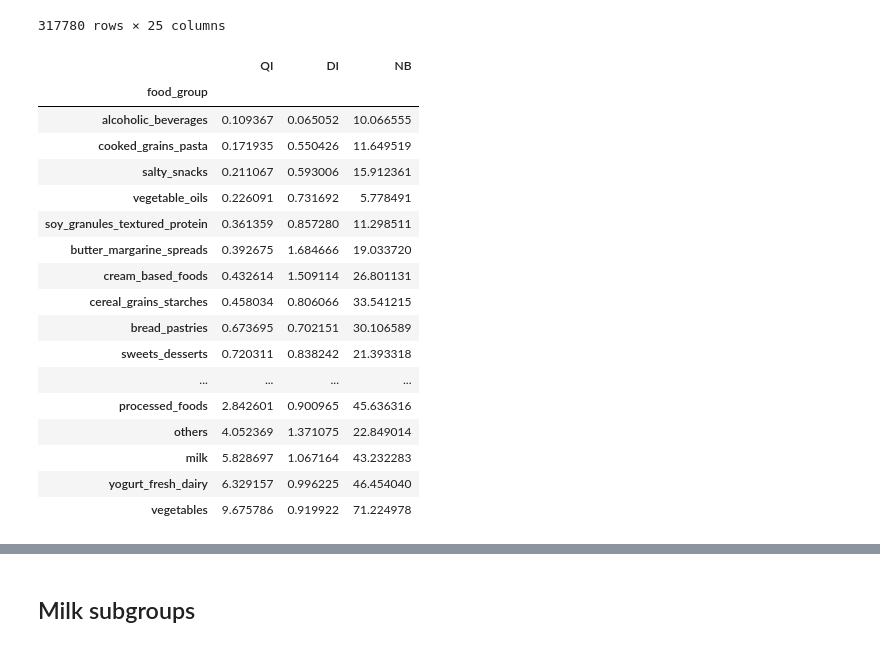
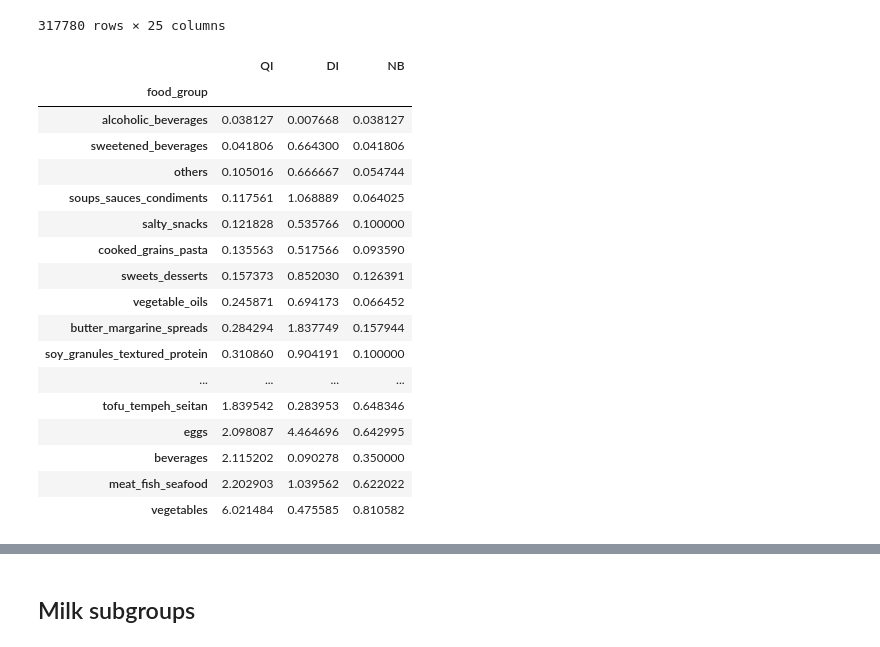
Before and after one commit to sskyxx/Bachelor-Project, a Jupyter notebook: Nutrient_metric.ipynb, the cells around one changed output, grey strips where cells are left out. Drawn from its saved outputs; the diff is of its cells as text; code cells hidden in the pictures.

```diff
--- a/Nutrient_metric.ipynb
+++ b/Nutrient_metric.ipynb
@@ -194,9 +194,9 @@ def calculate_qi_ratios(row, nutrient_cols):
     for nutr in nutrient_cols:
         qi_ratios[nutr + "_ratio"] = row[nutr + '_scaled'] / nutrient_info[nutr]['target']
 
-    qi_ratios["QI"] = np.sum([i for i in qi_ratios.values()]) / len(
-        nutrient_cols
-    )
+    qi_ratios["QI"] = np.sum([i for i in qi_ratios.values()]) / len(nutrient_cols)
+
+    #qi_ratios["QI"] = np.median([i for i in qi_ratios.values()])
 
     qi_ratios["combined_name"] = row["combined_name"]
     qi_ratios["food_group"] = row["food_group"]
@@ -211,9 +211,9 @@ def calculate_di_ratios(row, nutrient_cols):
     for nutr in nutrient_cols:
         di_ratios[nutr + "_ratio"] = row[nutr + '_scaled'] / nutrient_info[nutr]['target']
 
-    di_ratios["DI"] = np.sum([i for i in di_ratios.values()]) / len(
-        nutrient_cols
-    )
+    di_ratios["DI"] = np.sum([i for i in di_ratios.values()]) / len(nutrient_cols)
+
+    #di_ratios["DI"] = np.median([i for i in di_ratios.values()])
 
     di_ratios["combined_name"] = row["combined_name"]
     di_ratios["food_group"] = row["food_group"]
@@ -231,7 +231,9 @@ def calculate_nb(row, nutrient_cols):
     for nutrient in nutrient_cols:
       nb_ratios[nutrient + '_truncated'] = min(qi[nutrient + '_ratio'], 1)
 
-    nb_ratios['NB'] = np.sum([i for i in nb_ratios.values()]) / len(nutrient_cols) * 100
+
+    nb_ratios["NB"] = np.sum([i for i in nb_ratios.values()]) / len(nutrient_cols)
+    #nb_ratios['NB'] = np.median([i for i in nb_ratios.values()]) * 100
 
     nb_ratios["combined_name"] = qi["combined_name"]
     nb_ratios["food_group"] = qi["food_group"]
@@ -273,23 +275,23 @@ df_food_scaled['QI'] = qi_ratios['QI']
 df_food_scaled['DI'] = di_ratios['DI']
 df_food_scaled['NB'] = nb_ratios['NB']
 # %%
-df_food_scaled[['QI', 'DI', 'NB', 'combined_name', 'food_group']].groupby('food_group').mean(numeric_only=True).sort_values('QI')
+df_food_scaled[['QI', 'DI', 'NB', 'combined_name', 'food_group']].groupby('food_group').median(numeric_only=True).sort_values('QI')
 # %% [output]
 |  | QI | DI | NB |
 | food_group |  |  |  |
-| alcoholic_beverages | 0.109367 | 0.065052 | 10.066555 |
-| cooked_grains_pasta | 0.171935 | 0.550426 | 11.649519 |
-| salty_snacks | 0.211067 | 0.593006 | 15.912361 |
-| vegetable_oils | 0.226091 | 0.731692 | 5.778491 |
-| soy_granules_textured_protein | 0.361359 | 0.857280 | 11.298511 |
-| butter_margarine_spreads | 0.392675 | 1.684666 | 19.033720 |
-| cream_based_foods | 0.432614 | 1.509114 | 26.801131 |
-| cereal_grains_starches | 0.458034 | 0.806066 | 33.541215 |
-| bread_pastries | 0.673695 | 0.702151 | 30.106589 |
-| sweets_desserts | 0.720311 | 0.838242 | 21.393318 |
+| alcoholic_beverages | 0.038127 | 0.007668 | 0.038127 |
+| sweetened_beverages | 0.041806 | 0.664300 | 0.041806 |
+| others | 0.105016 | 0.666667 | 0.054744 |
+| soups_sauces_condiments | 0.117561 | 1.068889 | 0.064025 |
+| salty_snacks | 0.121828 | 0.535766 | 0.100000 |
+| cooked_grains_pasta | 0.135563 | 0.517566 | 0.093590 |
+| sweets_desserts | 0.157373 | 0.852030 | 0.126391 |
+| vegetable_oils | 0.245871 | 0.694173 | 0.066452 |
+| butter_margarine_spreads | 0.284294 | 1.837749 | 0.157944 |
+| soy_granules_textured_protein | 0.310860 | 0.904191 | 0.100000 |
 | ... | ... | ... | ... |
-| processed_foods | 2.842601 | 0.900965 | 45.636316 |
-| others | 4.052369 | 1.371075 | 22.849014 |
-| milk | 5.828697 | 1.067164 | 43.232283 |
-| yogurt_fresh_dairy | 6.329157 | 0.996225 | 46.454040 |
-| vegetables | 9.675786 | 0.919922 | 71.224978 |
+| tofu_tempeh_seitan | 1.839542 | 0.283953 | 0.648346 |
+| eggs | 2.098087 | 4.464696 | 0.642995 |
+| beverages | 2.115202 | 0.090278 | 0.350000 |
+| meat_fish_seafood | 2.202903 | 1.039562 | 0.622022 |
+| vegetables | 6.021484 | 0.475585 | 0.810582 |
```
Also changed, not shown: parts of 35 cells of this notebook.
